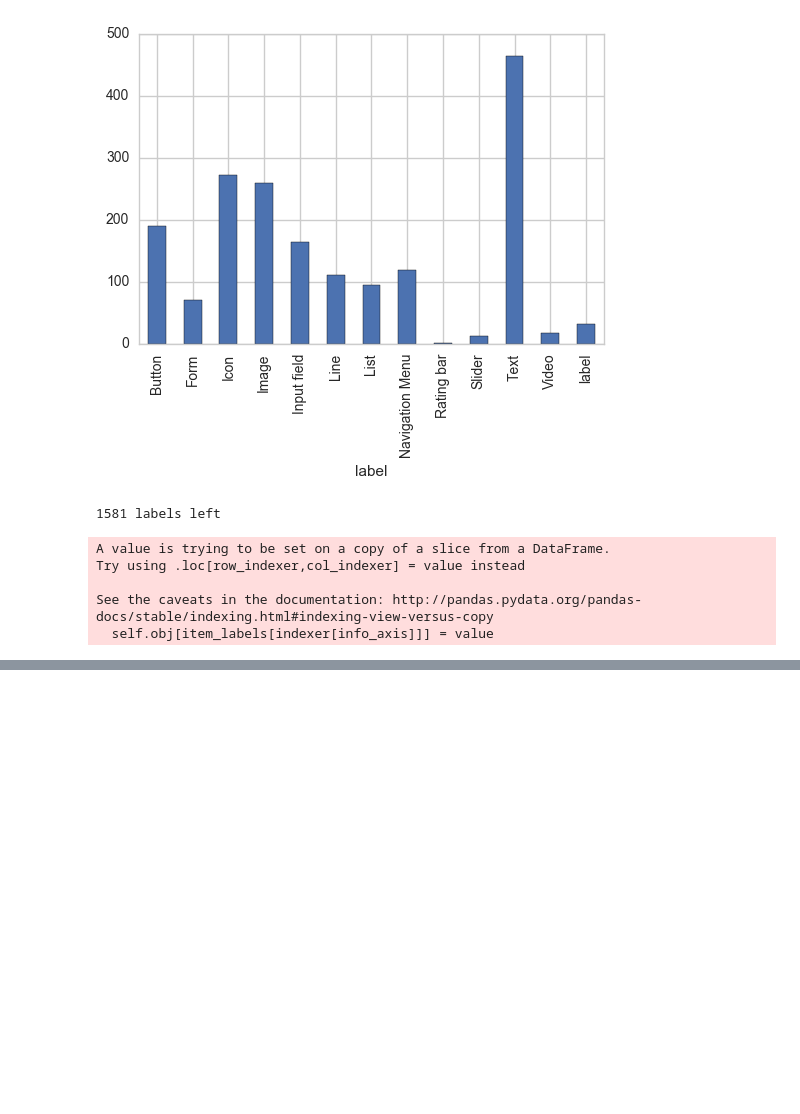
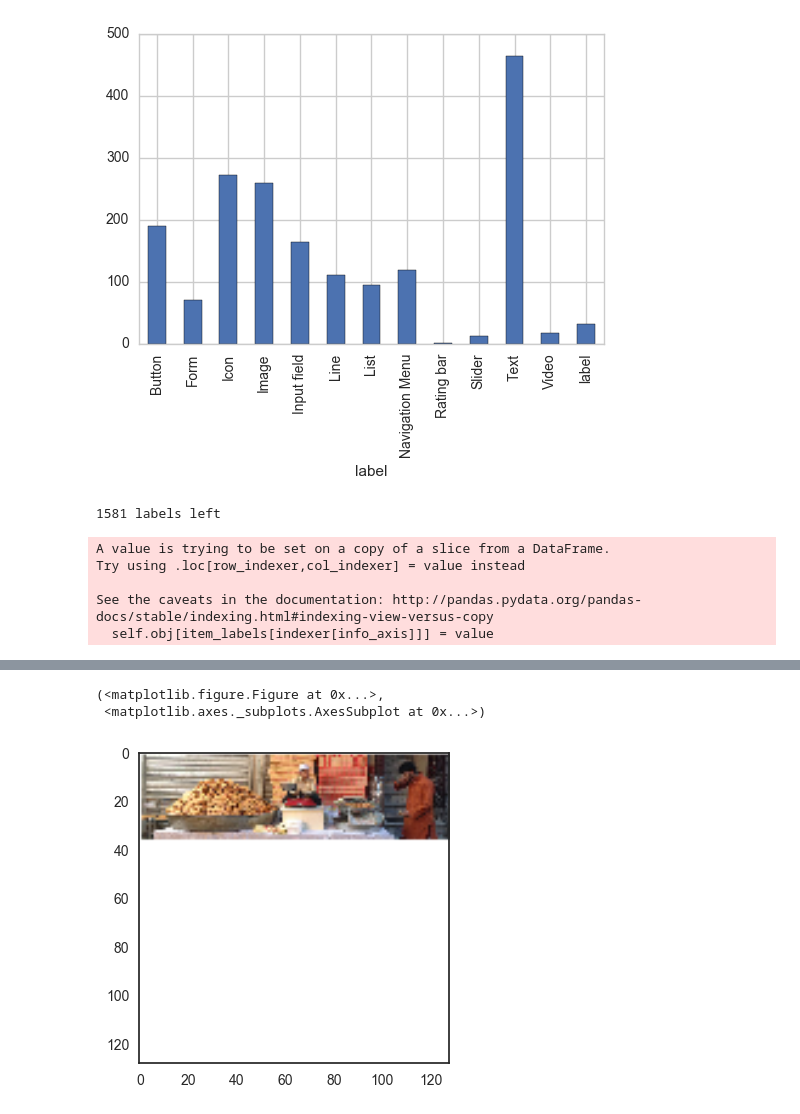
Before and after one commit to annafeit/web_labeling, a Jupyter notebook: process single txt logs.ipynb, the cells around one changed output, grey strips where cells are left out. Saved outputs shown, nothing was run; the diff lists cells and outputs as text; code cells hidden in the pictures; blank space fills up the shorter version.

```diff
--- a/process single txt logs.ipynb
+++ b/process single txt logs.ipynb
@@ -67,3 +74,3 @@ See the caveats in the documentation: http://pandas.pydata.org/pandas-docs/stabl
 # %%
-path = "data.pkl"
+path = "data_128.pkl"
 x_train, y_train, x_test, y_test = load_pickle(path)
@@ -75,0 +77,7 @@ import sklearn.model_selection
+# %%
+img = x_train[60]
+plot_image(img)
+# %% [output]
+(<matplotlib.figure.Figure at 0x...>,
+ <matplotlib.axes._subplots.AxesSubplot at 0x...>)
+[figure, added]
```
Also changed, not shown: parts of 5 cells of this notebook, 4 other files.
